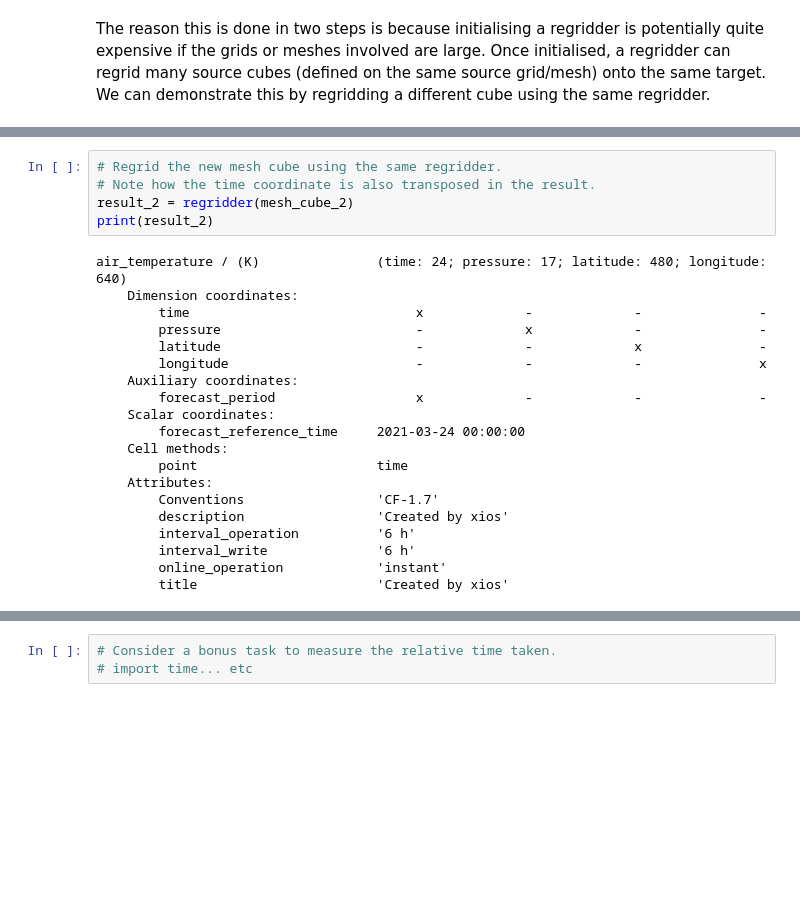
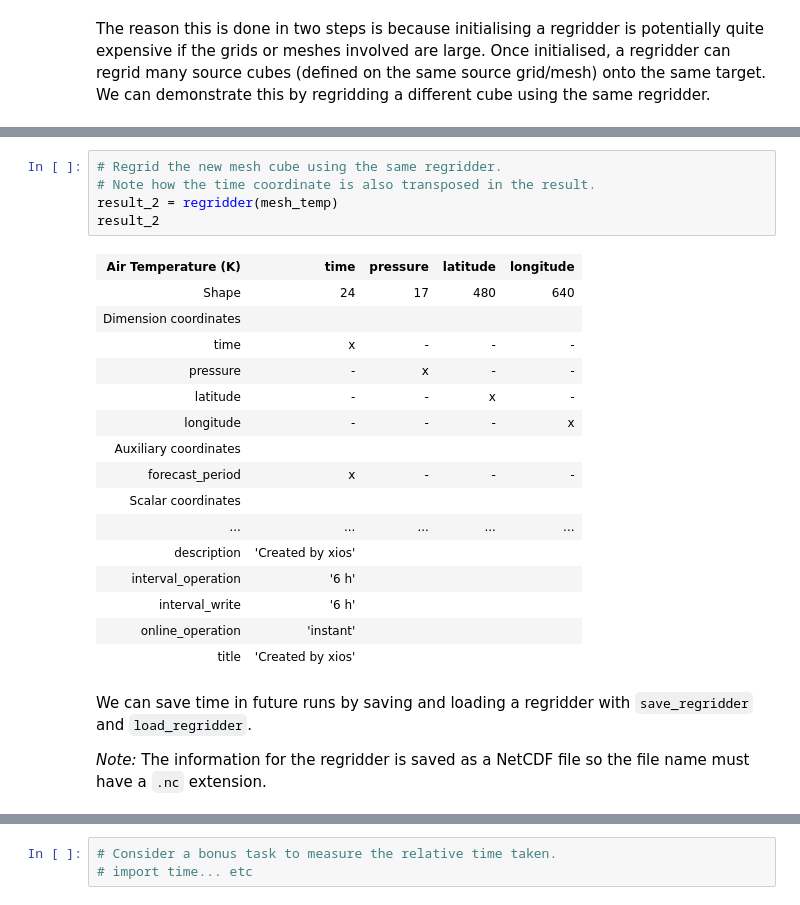
Before and after one commit to scitools-classroom/iris-mesh-tutorial, a Jupyter notebook: notebooks/Sec_05_Regridding.ipynb, the cells around one changed output, grey strips where cells are left out. Saved outputs shown, nothing was run; the diff lists cells and outputs as text; blank space fills up the shorter version.

```diff
--- a/notebooks/Sec_05_Regridding.ipynb
+++ b/notebooks/Sec_05_Regridding.ipynb
@@ -126,25 +121,26 @@ air_temperature / (K)               (time: 24; pressure: 17; -- : 221184)
 # %%
 # Regrid the new mesh cube using the same regridder.
 # Note how the time coordinate is also transposed in the result.
-result_2 = regridder(mesh_cube_2)
-print(result_2)
+result_2 = regridder(mesh_temp)
+result_2
 # %% [output]
-air_temperature / (K)               (time: 24; pressure: 17; latitude: 480; longitude: 640)
-    Dimension coordinates:
-        time                             x             -             -               -
-        pressure                         -             x             -               -
-        latitude                         -             -             x               -
-        longitude                        -             -             -               x
-    Auxiliary coordinates:
-        forecast_period                  x             -             -               -
-    Scalar coordinates:
-        forecast_reference_time     2021-03-24 00:00:00
-    Cell methods:
-        point                       time
-    Attributes:
-        Conventions                 'CF-1.7'
-        description                 'Created by xios'
-        interval_operation          '6 h'
-        interval_write              '6 h'
-        online_operation            'instant'
-        title                       'Created by xios'
+| Air Temperature (K) | time | pressure | latitude | longitude |
+| Shape | 24 | 17 | 480 | 640 |
+| Dimension coordinates |  |  |  |  |
+| time | x | - | - | - |
+| pressure | - | x | - | - |
+| latitude | - | - | x | - |
+| longitude | - | - | - | x |
+| Auxiliary coordinates |  |  |  |  |
+| forecast_period | x | - | - | - |
+| Scalar coordinates |  |  |  |  |
+| ... | ... | ... | ... | ... |
+| description | 'Created by xios' |  |  |  |
+| interval_operation | '6 h' |  |  |  |
+| interval_write | '6 h' |  |  |  |
+| online_operation | 'instant' |  |  |  |
+| title | 'Created by xios' |  |  |  |
+# %% [markdown]
+We can save time in future runs by saving and loading a regridder with `save_regridder` and `load_regridder`.
+
+*Note:* The information for the regridder is saved as a NetCDF file so the file name must have a `.nc` extension.
```
Also changed, not shown: parts of 15 cells of this notebook, 2 other files.
